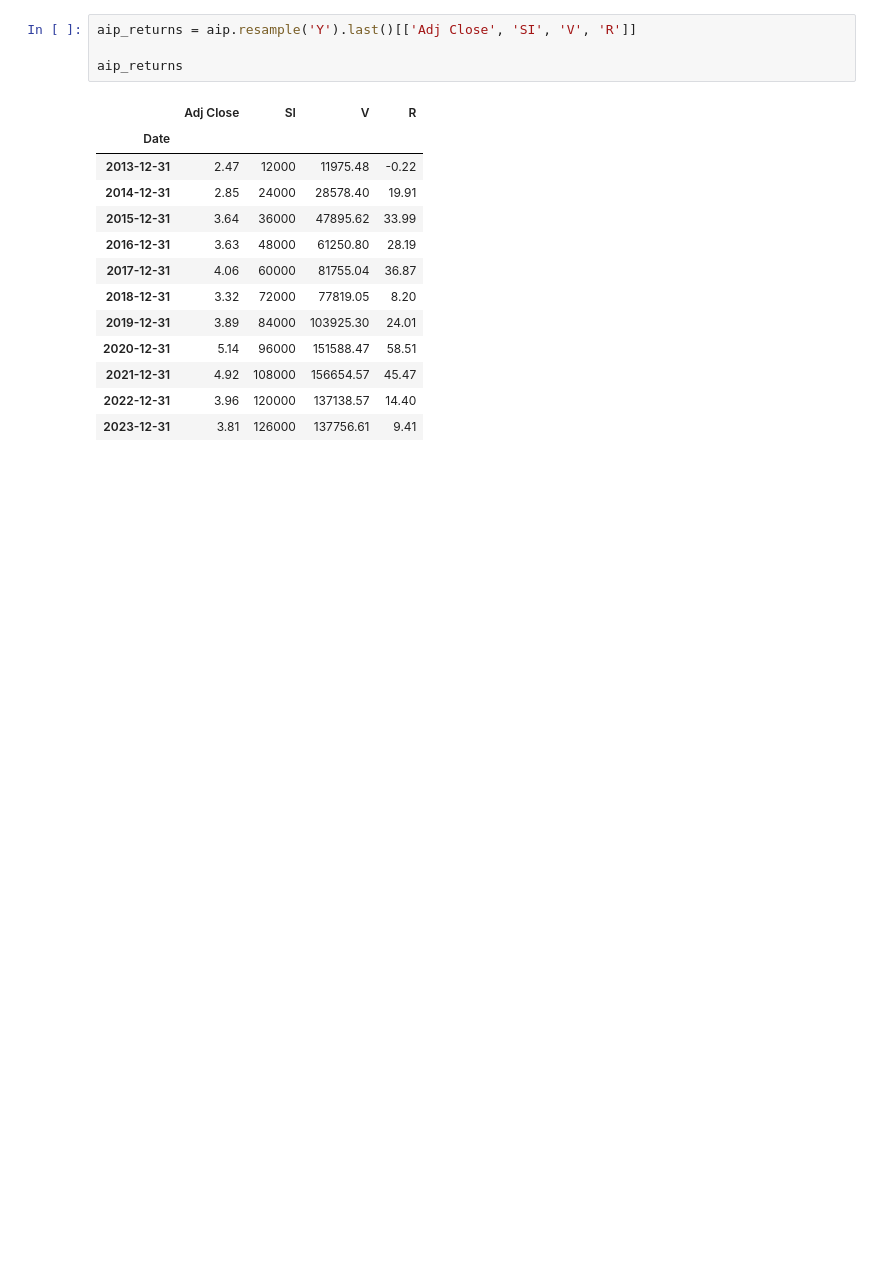
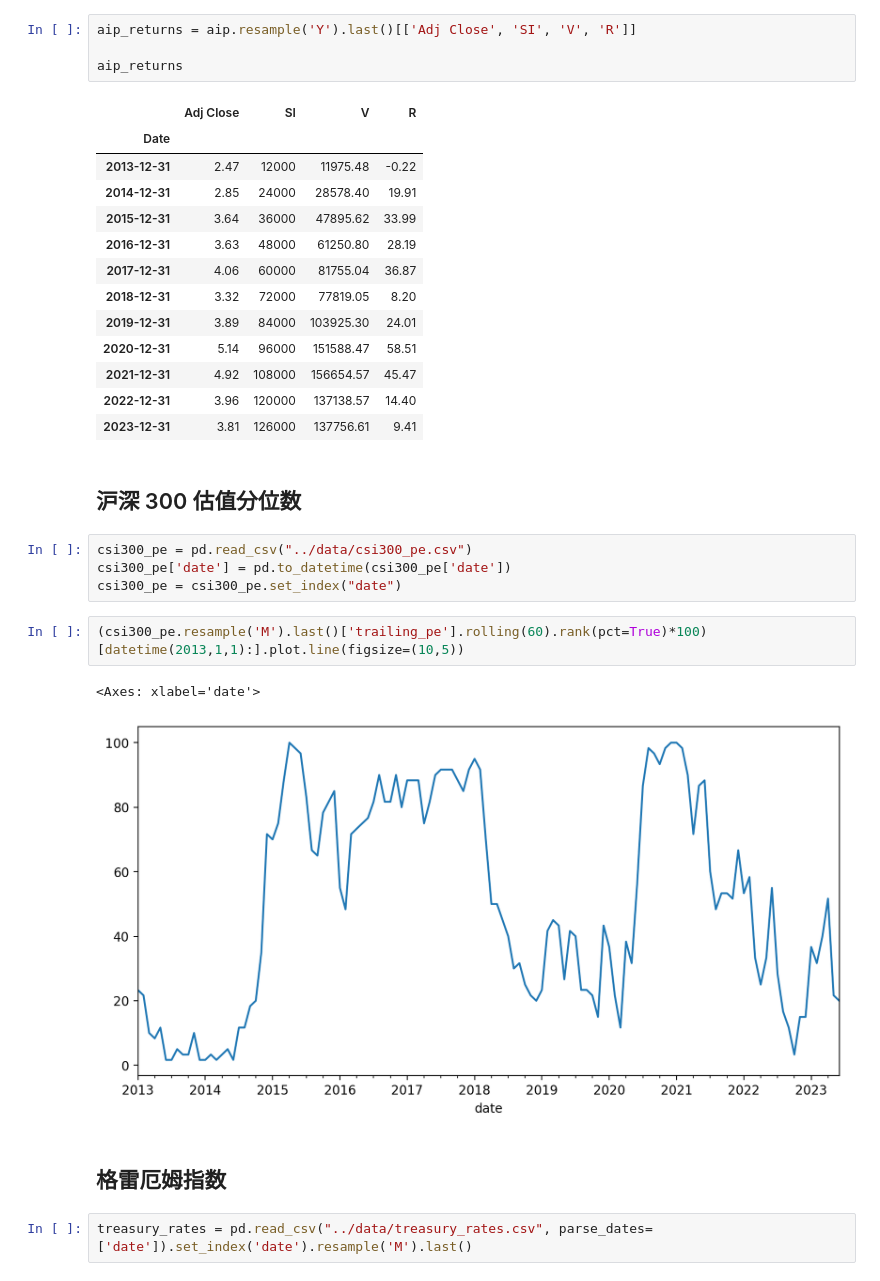
Before and after one commit to shellc/investing-for-coders, a Jupyter notebook: notebooks/primer_lesson_3.ipynb, the cells around one changed output. Saved outputs shown, nothing was run; the diff lists cells and outputs as text; blank space fills up the shorter version.

```diff
--- a/notebooks/primer_lesson_3.ipynb
+++ b/notebooks/primer_lesson_3.ipynb
@@ -77,3 +77,18 @@ aip_returns
 | 2021-12-31 | 4.92 | 108000 | 156654.57 | 45.47 |
 | 2022-12-31 | 3.96 | 120000 | 137138.57 | 14.40 |
 | 2023-12-31 | 3.81 | 126000 | 137756.61 | 9.41 |
+# %% [markdown]
+## 沪深 300 估值分位数
+# %%
+csi300_pe = pd.read_csv("../data/csi300_pe.csv")
+csi300_pe['date'] = pd.to_datetime(csi300_pe['date'])
+csi300_pe = csi300_pe.set_index("date")
+# %%
+(csi300_pe.resample('M').last()['trailing_pe'].rolling(60).rank(pct=True)*100)[datetime(2013,1,1):].plot.line(figsize=(10,5))
+# %% [output]
+<Axes: xlabel='date'>
+[figure, added]
+# %% [markdown]
+## 格雷厄姆指数
+# %%
+treasury_rates = pd.read_csv("../data/treasury_rates.csv", parse_dates=['date']).set_index('date').resample('M').last()
```
Also changed, not shown: parts of 2 cells of this notebook, 5 other files.
